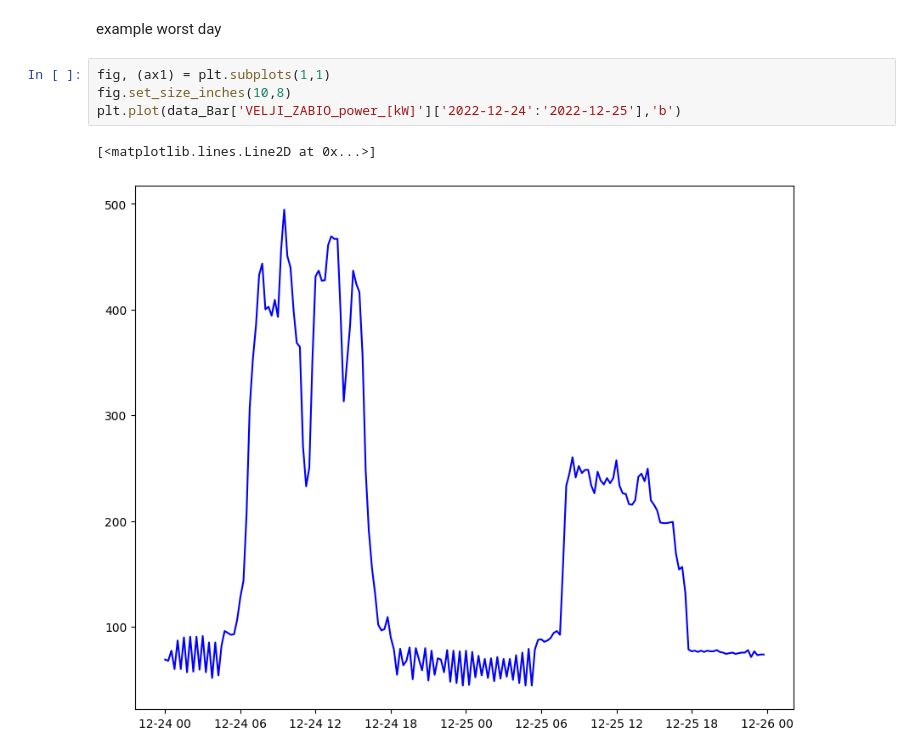
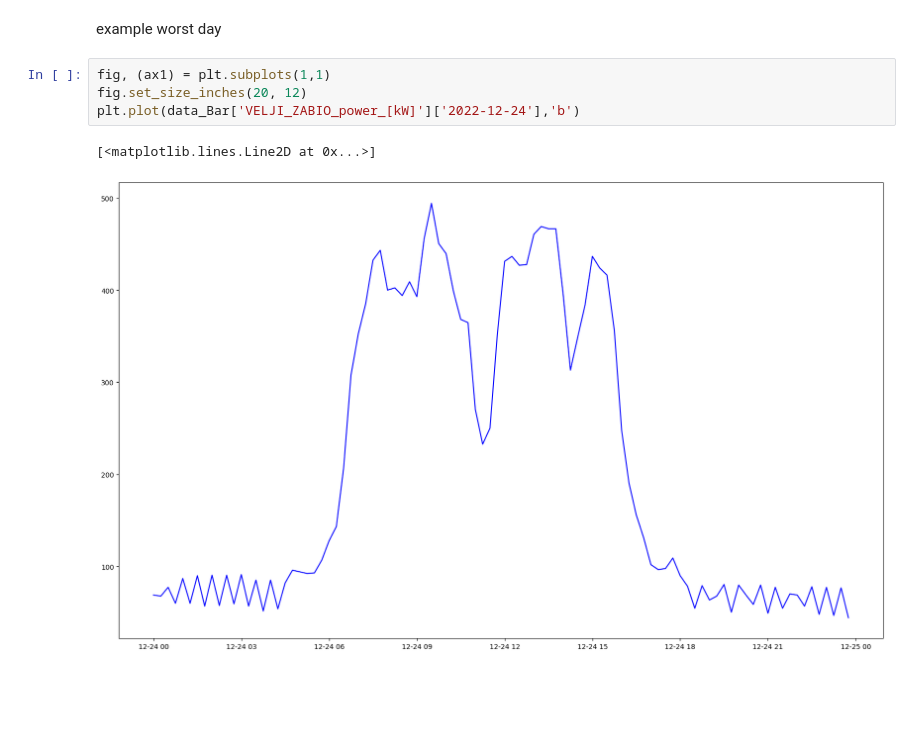
Before and after one commit to TamaraCuric/Euromix, a Jupyter notebook: euromix_gorak_velji_zabio.ipynb, the cells around one changed output. Drawn from its saved outputs; the diff is of its cells as text; blank space fills up the shorter version.

Commit message:
fixed the graphs for the worst day, now they represent only one day, not 2 like before, they are still hard-coded values

```diff
--- a/euromix_gorak_velji_zabio.ipynb
+++ b/euromix_gorak_velji_zabio.ipynb
@@ -84,10 +84,10 @@ counts
 example worst day
 # %%
 fig, (ax1) = plt.subplots(1,1)
-fig.set_size_inches(10,8)
-plt.plot(data_Bar['VELJI_ZABIO_power_[kW]']['2022-12-24':'2022-12-25'],'b')
+fig.set_size_inches(20, 12)
+plt.plot(data_Bar['VELJI_ZABIO_power_[kW]']['2022-12-24'],'b')
 # %% [output]
 [<matplotlib.lines.Line2D at 0x...>]
-[figure, old version]
+[figure, new version]
 # %%
 fig, (ax1) = plt.subplots(1,1)
```
Also changed, not shown: parts of 1 cell of this notebook.
